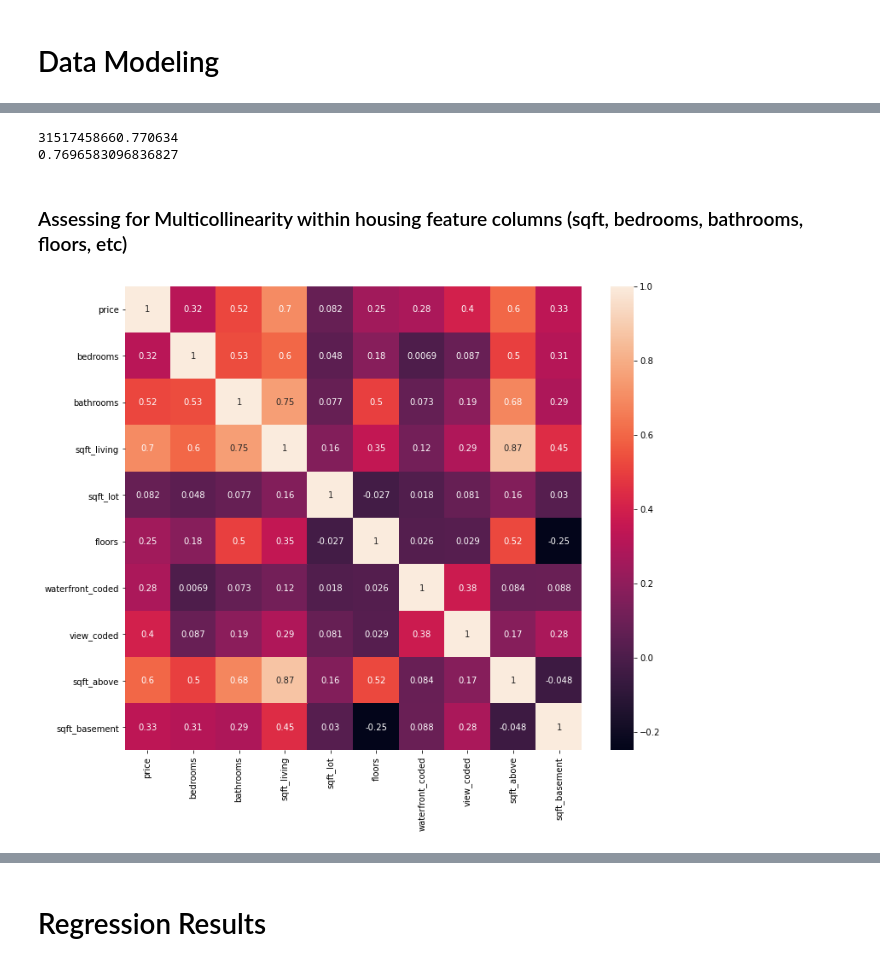
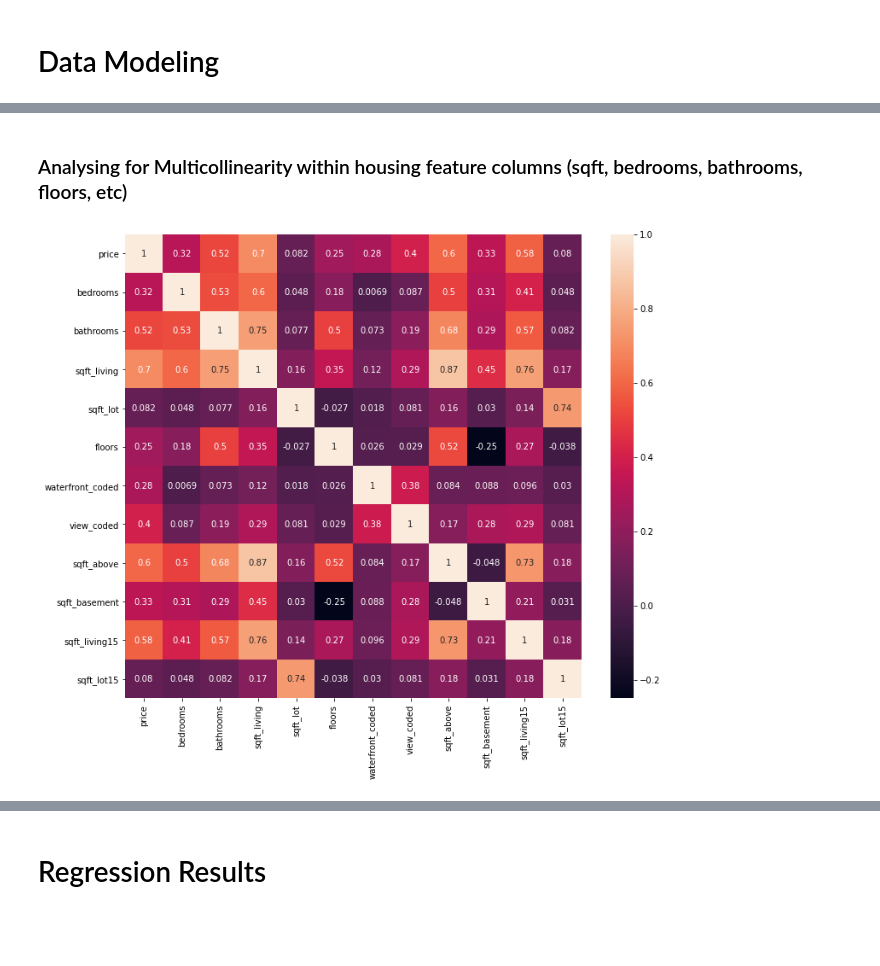
Before and after one commit to hannah-schurman/dsc-phase2-project, a Jupyter notebook: housing_sales_modeling.ipynb, the cells around one changed output, grey strips where cells are left out. Drawn from its saved outputs; the diff is of its cells as text; code cells hidden in the pictures; blank space fills up the shorter version.

```diff
--- a/housing_sales_modeling.ipynb
+++ b/housing_sales_modeling.ipynb
@@ -443,25 +426,15 @@ Name: bedrooms, dtype: int64
-# %%
-linreg = LinearRegression()
-linreg.fit(df_cities.drop("price", axis = 1), df_cities["price"])
-
-y_hat = linreg.predict(df_cities.drop("price", axis = 1))
-print(mean_squared_error(df_cities["price"],y_hat))
-print(r2_score(df_cities["price"], y_hat))
-# %% [output]
-31517458660.770634
-0.7696583096836827
 # %% [markdown]
-### Assessing for Multicollinearity within housing feature columns (sqft, bedrooms, bathrooms, floors, etc)
+### Analysing for Multicollinearity within housing feature columns (sqft, bedrooms, bathrooms, floors, etc)
 # %%
 # create a correlation heat map for all the columns relating to house features (sqft, bedrooms, floors, etc)
 # checks if there are any features that might cause collinearity issues
 
-cols = ['price', 'bedrooms', 'bathrooms', 'sqft_living', 'sqft_lot', 'floors', 'waterfront_coded', 'view_coded', 'sqft_above', 'sqft_basement']
+cols = ['price', 'bedrooms', 'bathrooms', 'sqft_living', 'sqft_lot', 'floors', 'waterfront_coded', 'view_coded', 'sqft_above', 'sqft_basement', 'sqft_living15', 'sqft_lot15']
 corr = df_cities[cols].corr()
 
 fig, ax = plt.subplots(figsize=(12,10))
 sns.heatmap(corr, annot=True, ax=ax);
 # %% [output]
-[figure, old version]
+[figure, new version]
 # %%
 # normalize and numerical columns that dont contain ordinal or categorical numbers
```
Also changed, not shown: parts of 26 cells of this notebook, 2 other files.
